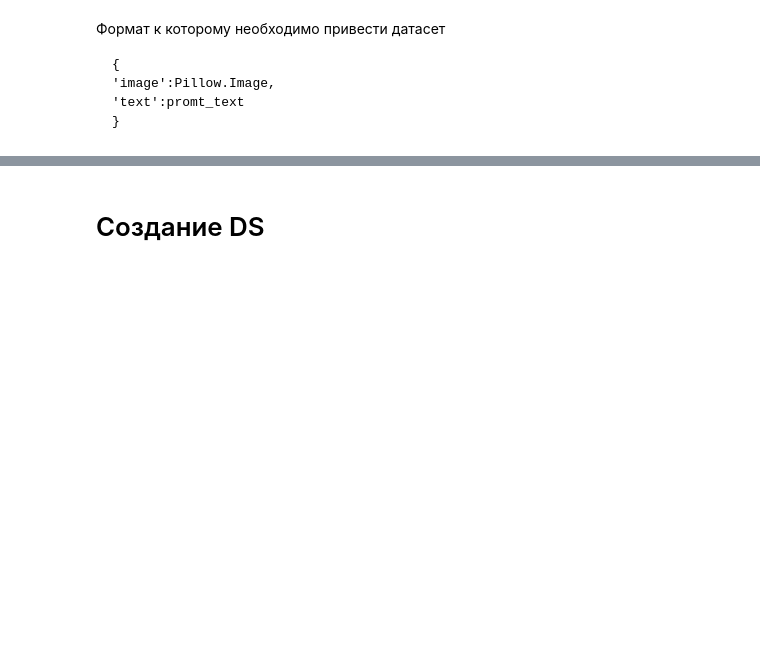
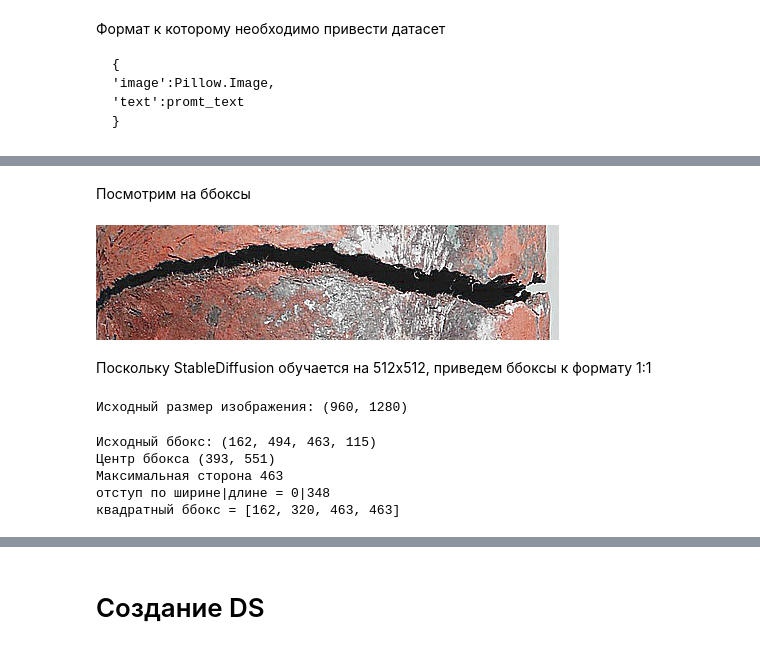
Before and after one commit to PitKoro/stablediffusion-finetune, a Jupyter notebook: notebooks/square_cropping.ipynb, the cells around one changed output, grey strips where cells are left out. Saved outputs shown, nothing was run; the diff lists cells and outputs as text; code cells hidden in the pictures; blank space fills up the shorter version.

```diff
--- a/notebooks/square_cropping.ipynb
+++ b/notebooks/square_cropping.ipynb
@@ -243,0 +104,68 @@ anns = [{'id': 0, 'image_id': 0, 'category_id': 0, 'segmentation': [], 'bbox': [
+# %% [markdown]
+Посмотрим на ббоксы
+# %%
+deffects = []
+for ann in anns:
+    x, y, w, h = [int(x) for x in ann['bbox']]
+    im = Image.open(coco.loadImgs(ids=[imgId])[0]['file_name'])
+    im_np = np.array(im)[y:y+h, x:x+w]
+    deffects.append(Image.fromarray(im_np))
+
+image_grid(deffects, 1, len(deffects))
+# %% [output]
+[figure, added]
+# %% [markdown]
+Поскольку StableDiffusion обучается на 512х512, приведем ббоксы к формату 1:1
+# %%
+orig_w, orig_h = im.size
+print(f'Исходный размер изображения: {(orig_w, orig_h)}')
+# padding_w, padding_h = int(orig_w * SCALE_PADDING_PERCENT), int(orig_h * SCALE_PADDING_PERCENT)
+# print(f'Отступы по ширине/высоте {(padding_w, padding_h)}')
+# %% [output]
+Исходный размер изображения: (960, 1280)
+# %%
+x, y, w, h = anns[0]['bbox']
+print(f'Исходный ббокс: {(x, y, w, h)}')
+center_point = (x + w // 2, y + h // 2)
+print(f'Центр ббокса {center_point}')
+
+max_side = max(w,h)
+print(f'Максимальная сторона {max_side}')
+
+delta_w, delta_h = max_side - w, max_side - h
+print(f'отступ по ширине|длине = {delta_w}|{delta_h}')
+
+
+new_x =  x - delta_w // 2
+new_y = y - delta_h // 2
+
+if new_x < 0:
+    max_side += new_x
+    new_x = 0
+
+if new_y < 0:
+    max_side += new_y
+    new_y = 0
+
+residual_w, residual_h = (0,0)
+if new_x + max_side > orig_w:
+    residual_w = new_x + max_side - orig_w
+if new_y + max_side > orig_h:
+    residual_h = new_y + max_side - orig_h
+
+residual = max(residual_w, residual_h)
+max_side -= residual
+
+square_bbox = [
+    new_x,
+    new_y,
+    max_side,
+    max_side
+]
+print(f'квадратный ббокс = {square_bbox}')
+# %% [output]
+Исходный ббокс: (162, 494, 463, 115)
+Центр ббокса (393, 551)
+Максимальная сторона 463
+отступ по ширине|длине = 0|348
+квадратный ббокс = [162, 320, 463, 463]
```
Also changed, not shown: parts of 66 cells of this notebook, 3 other files.
